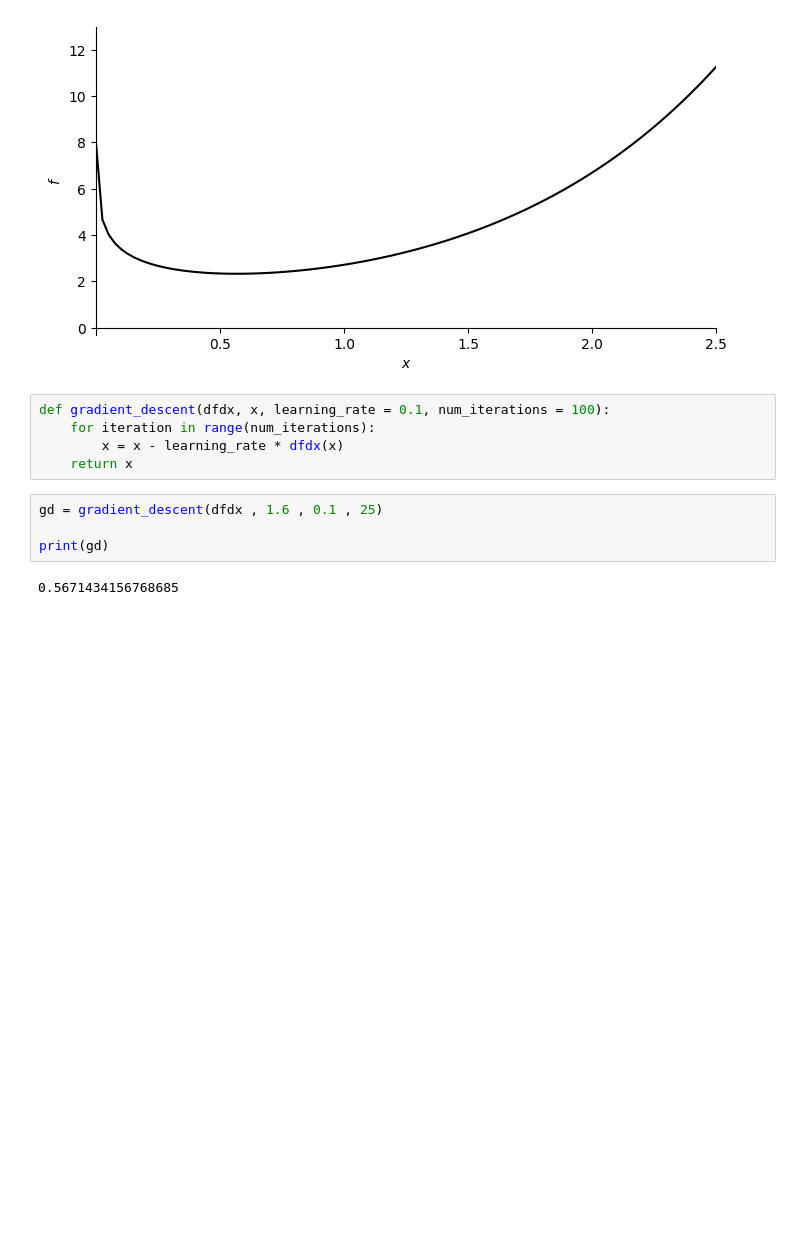
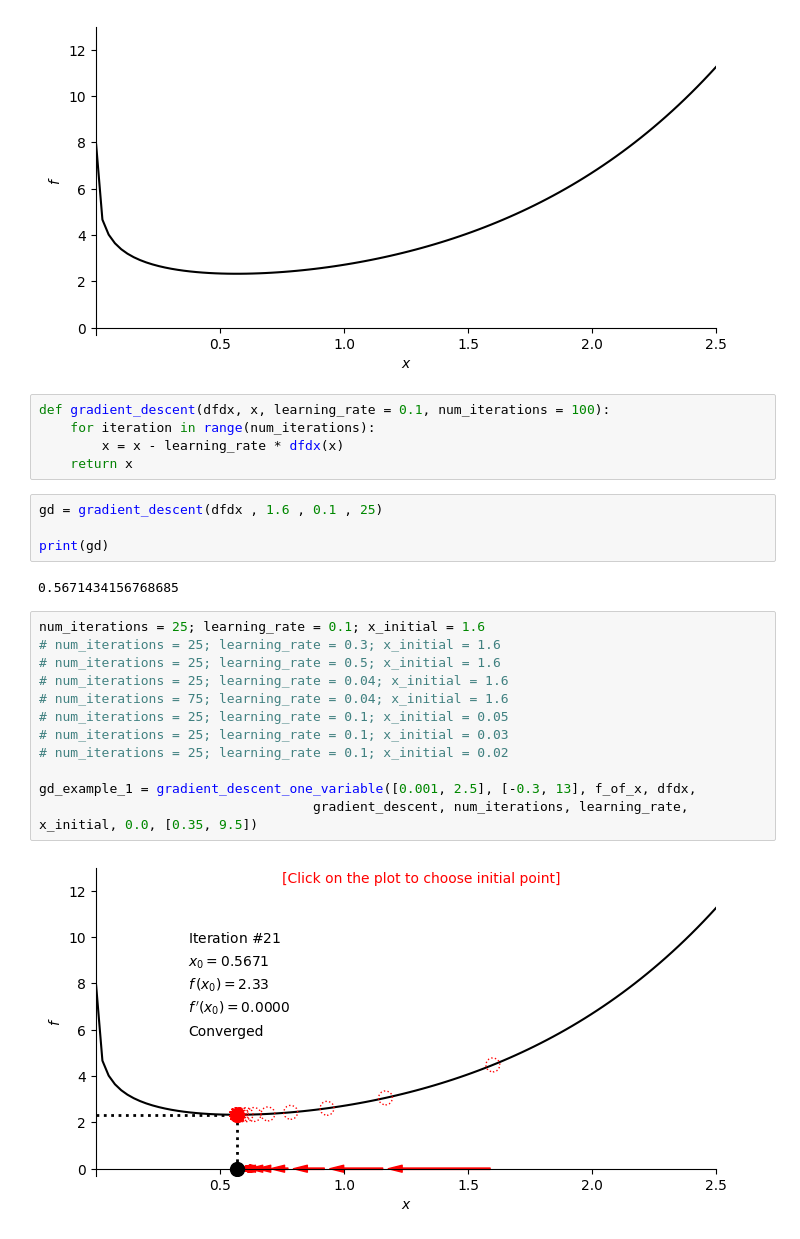
Before and after one commit to San-kalp/Maths-ML, a Jupyter notebook: Optimization Using Gradient Descent in One Variable/code.ipynb, the cells around one changed output. Cells and saved outputs as stored; diff of their text form; blank space fills up the shorter version.

Commit message:
Added animation for gradient descent

```diff
--- a/Optimization Using Gradient Descent in One Variable/code.ipynb
+++ b/Optimization Using Gradient Descent in One Variable/code.ipynb
@@ -24,3 +24,17 @@ gd = gradient_descent(dfdx , 1.6 , 0.1 , 25)
 print(gd)
 # %% [output]
 0.5671434156768685
+# %%
+num_iterations = 25; learning_rate = 0.1; x_initial = 1.6
+# num_iterations = 25; learning_rate = 0.3; x_initial = 1.6
+# num_iterations = 25; learning_rate = 0.5; x_initial = 1.6
+# num_iterations = 25; learning_rate = 0.04; x_initial = 1.6
+# num_iterations = 75; learning_rate = 0.04; x_initial = 1.6
+# num_iterations = 25; learning_rate = 0.1; x_initial = 0.05
+# num_iterations = 25; learning_rate = 0.1; x_initial = 0.03
+# num_iterations = 25; learning_rate = 0.1; x_initial = 0.02
+
+gd_example_1 = gradient_descent_one_variable([0.001, 2.5], [-0.3, 13], f_of_x, dfdx,
+                                   gradient_descent, num_iterations, learning_rate, x_initial, 0.0, [0.35, 9.5])
+# %% [output]
+[figure, added]
```
